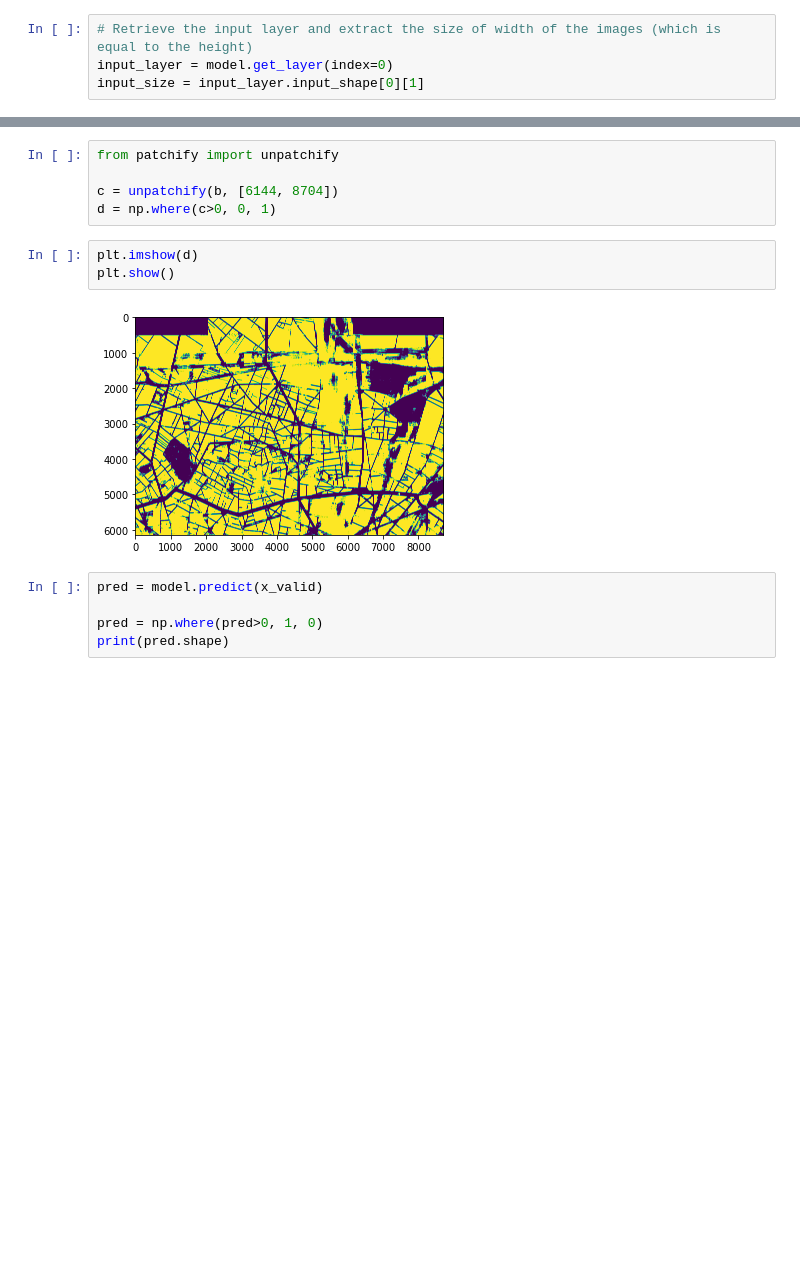
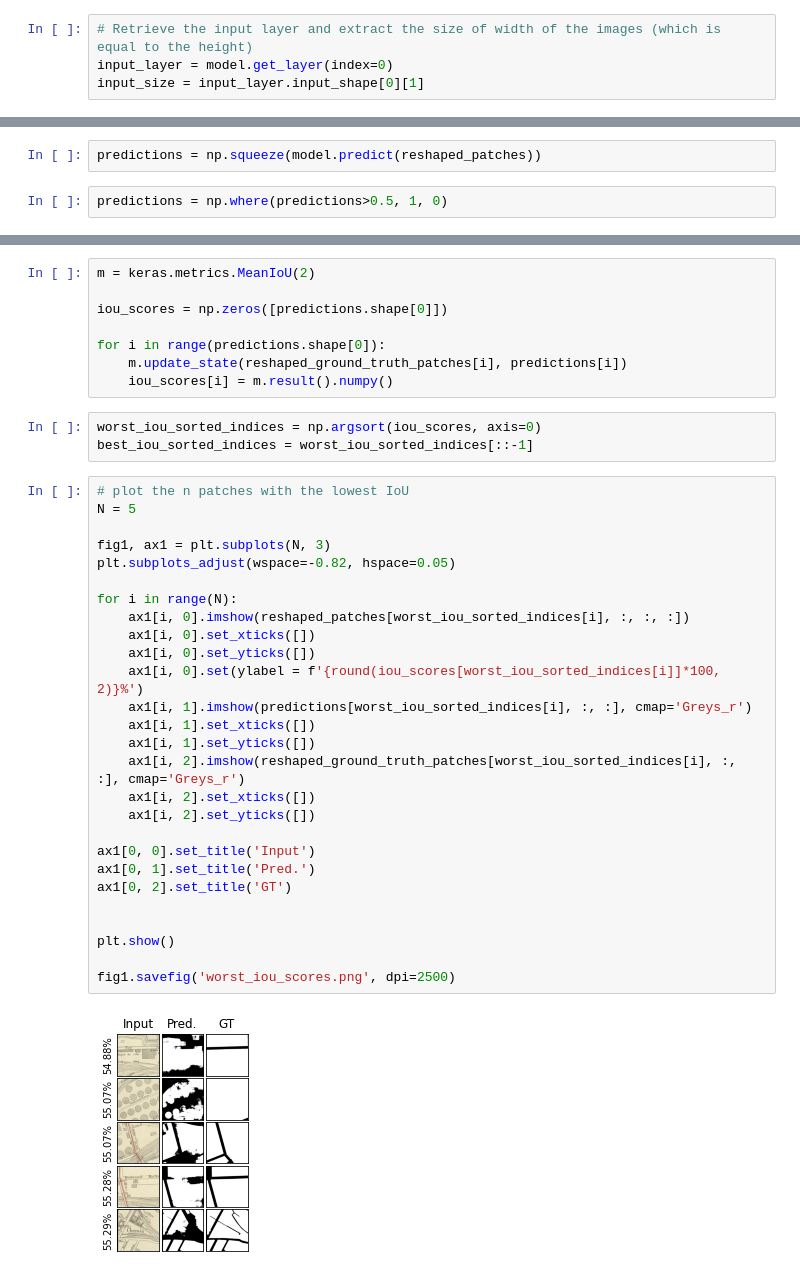
Before and after one commit to gerasimos-matidis/my_icdar, a Jupyter notebook: inference.ipynb, the cells around one changed output, grey strips where cells are left out. Cells and saved outputs as stored; diff of their text form; blank space fills up the shorter version.

```diff
--- a/inference.ipynb
+++ b/inference.ipynb
@@ -85 +65,5 @@ y_valid = v[:, :, :, 3]
+# %%
+predictions = np.squeeze(model.predict(reshaped_patches))
+# %%
+predictions = np.where(predictions>0.5, 1, 0)
 # %%
@@ -110,15 +73,40 @@ b.shape
-# %%
-from patchify import unpatchify
-
-c = unpatchify(b, [6144, 8704])
-d = np.where(c>0, 0, 1)
-# %%
-plt.imshow(d)
-plt.show()
-# %% [output]
-[figure, removed]
-# %%
-pred = model.predict(x_valid)
-
-pred = np.where(pred>0, 1, 0)
-print(pred.shape)
+# %%
+m = keras.metrics.MeanIoU(2)
+
+iou_scores = np.zeros([predictions.shape[0]])
+
+for i in range(predictions.shape[0]):
+    m.update_state(reshaped_ground_truth_patches[i], predictions[i])
+    iou_scores[i] = m.result().numpy()
+# %%
+worst_iou_sorted_indices = np.argsort(iou_scores, axis=0)
+best_iou_sorted_indices = worst_iou_sorted_indices[::-1]
+# %%
+# plot the n patches with the lowest IoU
+N = 5
+
+fig1, ax1 = plt.subplots(N, 3)
+plt.subplots_adjust(wspace=-0.82, hspace=0.05)
+
+for i in range(N):
+    ax1[i, 0].imshow(reshaped_patches[worst_iou_sorted_indices[i], :, :, :])
+    ax1[i, 0].set_xticks([])
+    ax1[i, 0].set_yticks([])
+    ax1[i, 0].set(ylabel = f'{round(iou_scores[worst_iou_sorted_indices[i]]*100, 2)}%')
+    ax1[i, 1].imshow(predictions[worst_iou_sorted_indices[i], :, :], cmap='Greys_r')
+    ax1[i, 1].set_xticks([])
+    ax1[i, 1].set_yticks([])
+    ax1[i, 2].imshow(reshaped_ground_truth_patches[worst_iou_sorted_indices[i], :, :], cmap='Greys_r')
+    ax1[i, 2].set_xticks([])
+    ax1[i, 2].set_yticks([])
+
+ax1[0, 0].set_title('Input')
+ax1[0, 1].set_title('Pred.')
+ax1[0, 2].set_title('GT')
+
+
+plt.show()
+
+fig1.savefig('worst_iou_scores.png', dpi=2500)
+# %% [output]
+[figure, added]
```
Also changed, not shown: parts of 21 cells of this notebook, 4 other files.
